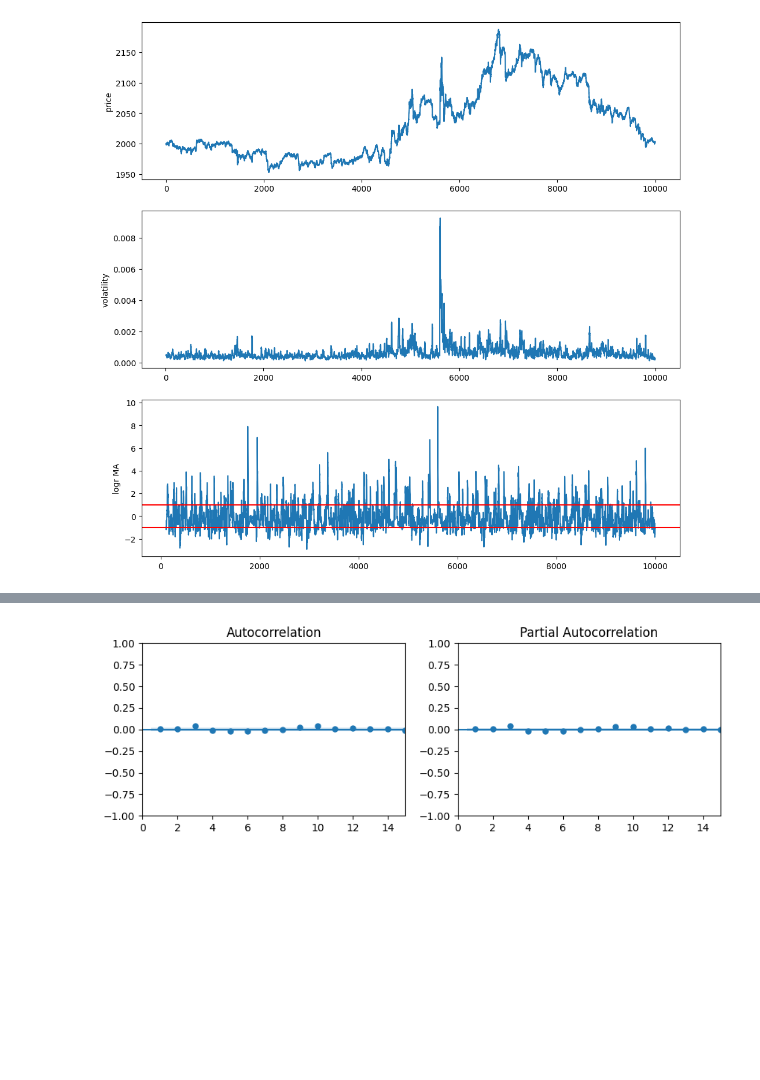
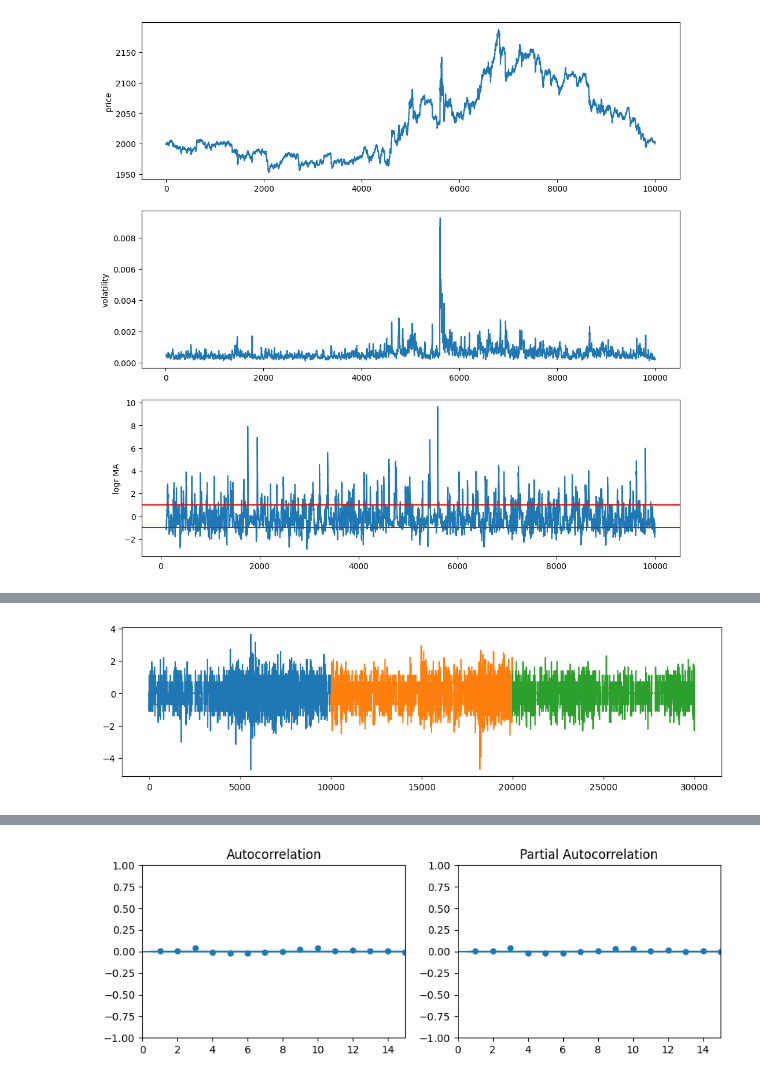
Before and after one commit to aemilani/imc-prosperity-3, a Jupyter notebook: notebooks/ink.ipynb, the cells around one changed output, grey strips where cells are left out. Cells and saved outputs as stored; diff of their text form; code cells hidden in the pictures; blank space fills up the shorter version.

```diff
--- a/notebooks/ink.ipynb
+++ b/notebooks/ink.ipynb
@@ -253,3 +257,11 @@ plt.show()
+# %%
+plt.figure(figsize=(12, 3))
+plt.plot(train_logrr)
+plt.plot(valid_logrr)
+plt.plot(test_logrr)
+plt.show()
+# %% [output]
+[figure, added]
 # %%
 plt.figure(figsize=(5, 3))
 plt.hist(train_logr, bins=20, density=True)
```
Also changed, not shown: parts of 8 cells of this notebook, 15 other files.
